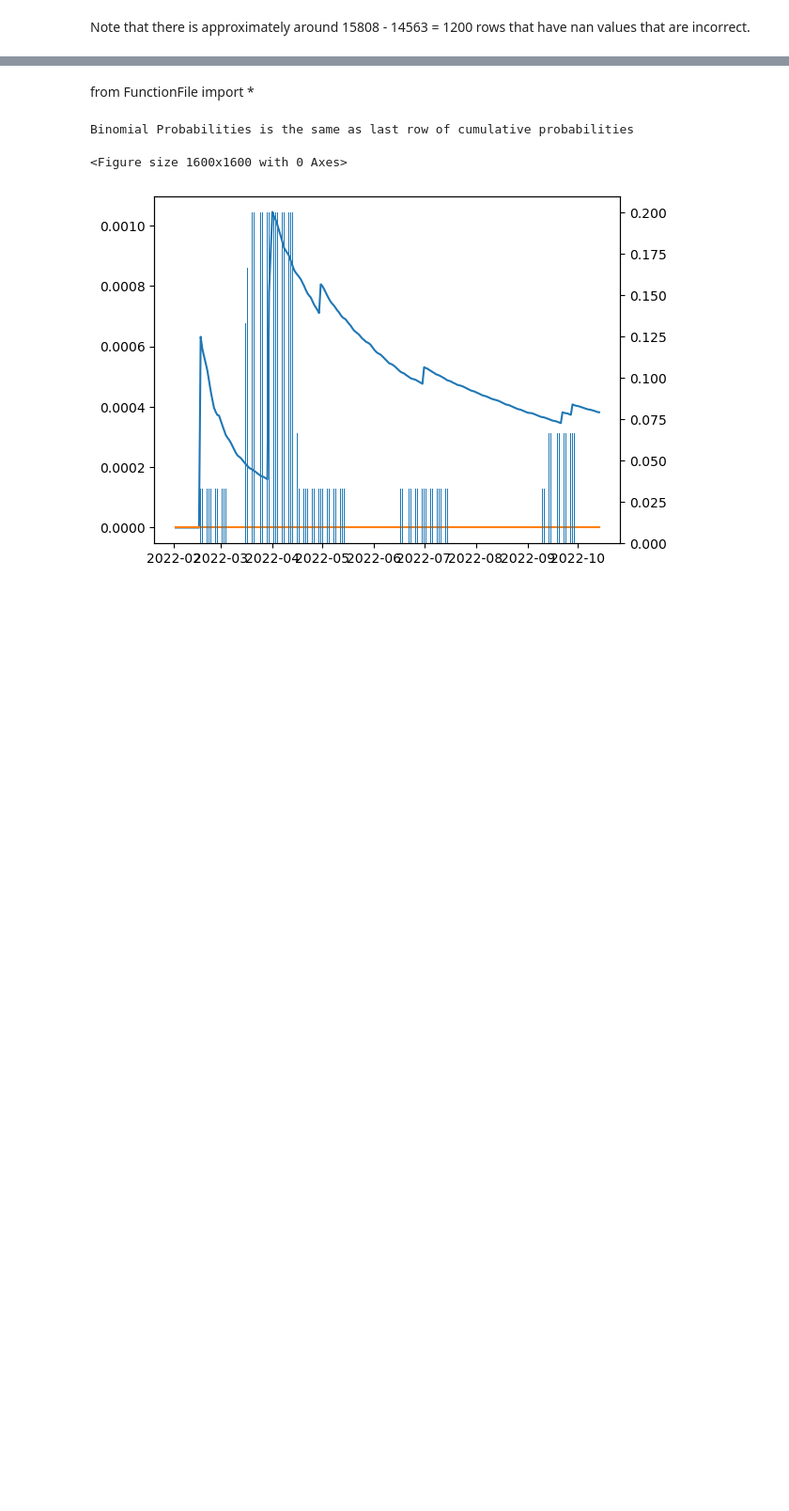
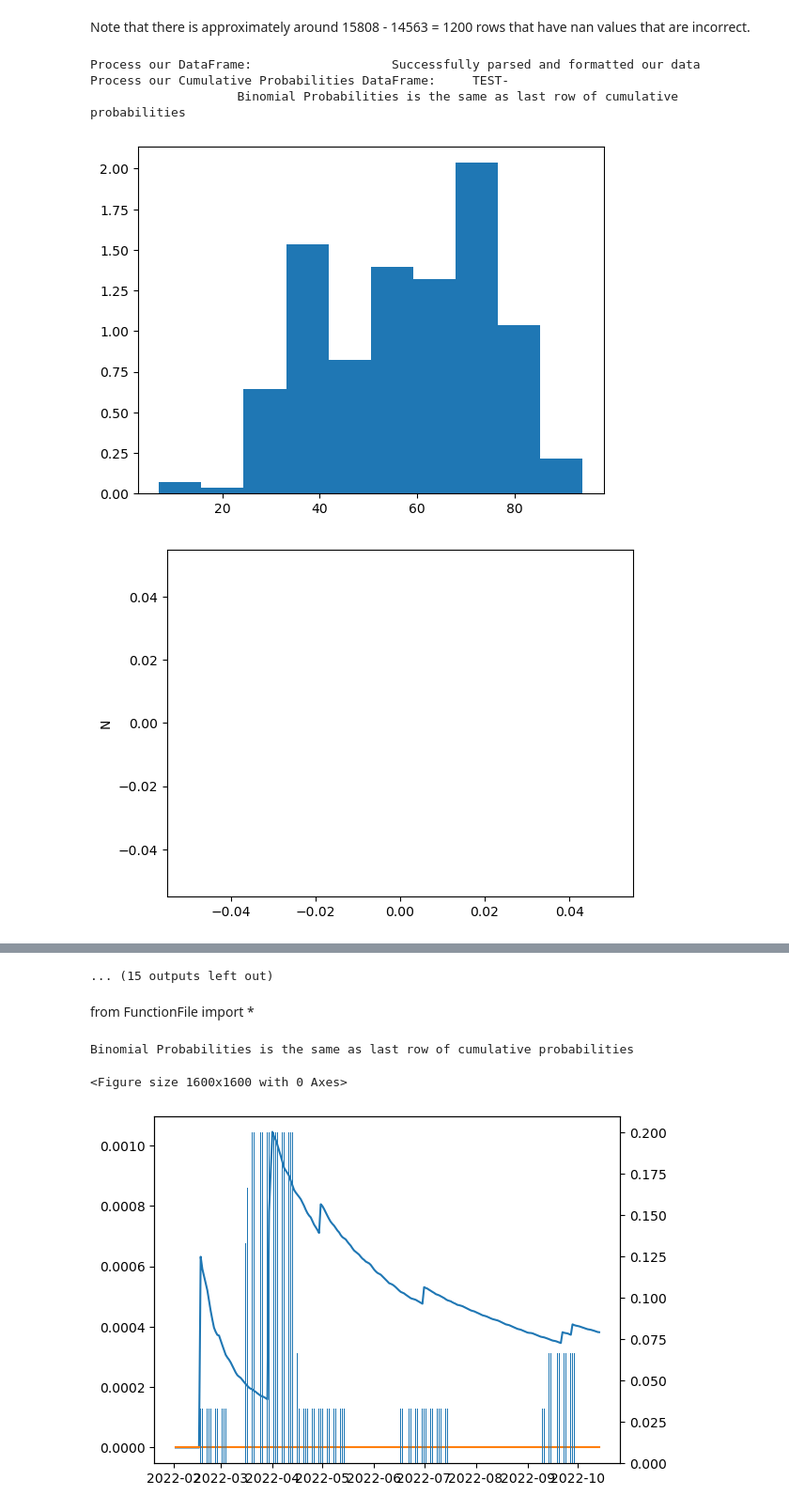
Before and after one commit to KvKid/Exploration-of-Sequential-Monte-Carlo-to-Time-Series-Data, a Jupyter notebook: main.ipynb, the cells around one changed output, grey strips where cells are left out. Shown at 94% size. Drawn from its saved outputs; the diff is of its cells as text; code cells hidden in the pictures; blank space fills up the shorter version.

Commit message:
Incorporated more functions into our main class

```diff
--- a/main.ipynb
+++ b/main.ipynb
@@ -19,6 +19,21 @@ from datetime import datetime
 
 
 #from FunctionFile import *
+# %%
+def clopper_pearson(x, n, alpha=0.05):
+    """Estimate the confidence interval for a sampled Bernoulli random
+    variable.
+    `x` is the number of successes and `n` is the number trials (x <=
+    n). `alpha` is the confidence level (i.e., the true probability is
+    inside the confidence interval with probability 1-alpha). The
+    function returns a `(low, high)` pair of numbers indicating the
+    interval on the probability.
+    """
+
+    b = scipy.stats.beta.ppf
+    lo = b(alpha / 2, x, n - x + 1)
+    hi = b(1 - alpha / 2, x + 1, n - x)
+    return 0.0 if math.isnan(lo) else lo, 1.0 if math.isnan(hi) else hi
 # %%
 class Model:
     def __init__(self):
@@ -140,0 +191,10 @@ class Model:
+# %%
+analysis = Model()
+#analysis.MA_binomest_CI_plot('a5')
+analysis.binplot2()
+# %% [output]
+Process our DataFrame:                   Successfully parsed and formatted our data
+Process our Cumulative Probabilities DataFrame:     TEST-
+                    Binomial Probabilities is the same as last row of cumulative probabilities
+[figure, added]
+[figure, added]
@@ -141,3 +210,4 @@ class Model:
+... (15 outputs left out)
 # %%
 def clopper_pearson(x, n, alpha=0.05):
     """Estimate the confidence interval for a sampled Bernoulli random
```
Also changed, not shown: parts of 10 cells of this notebook, 1 other file.
